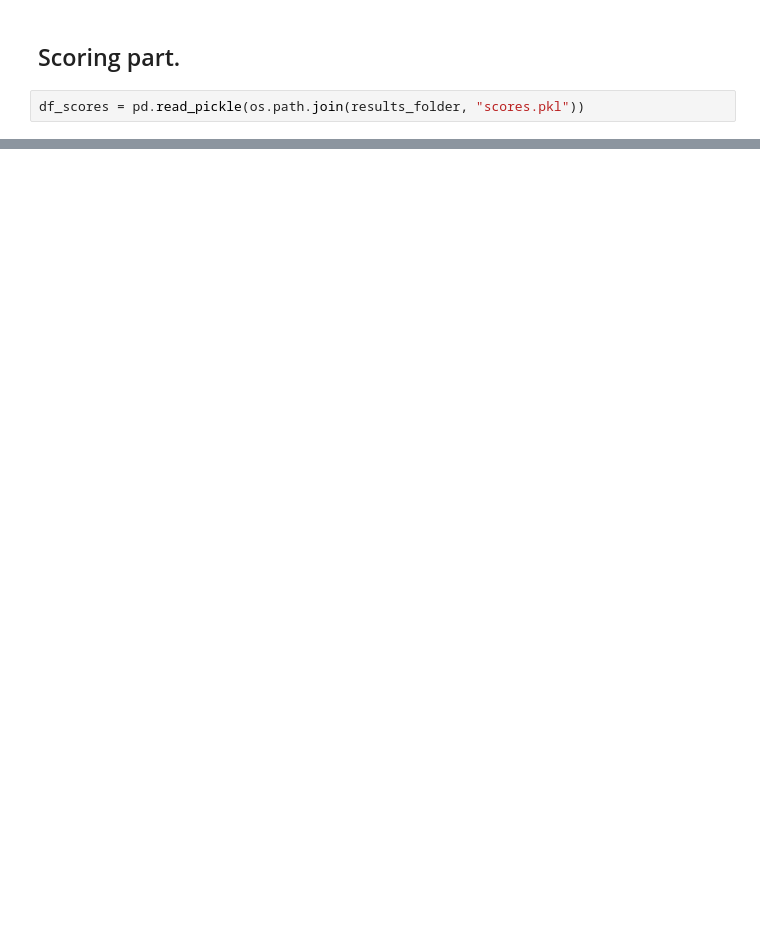
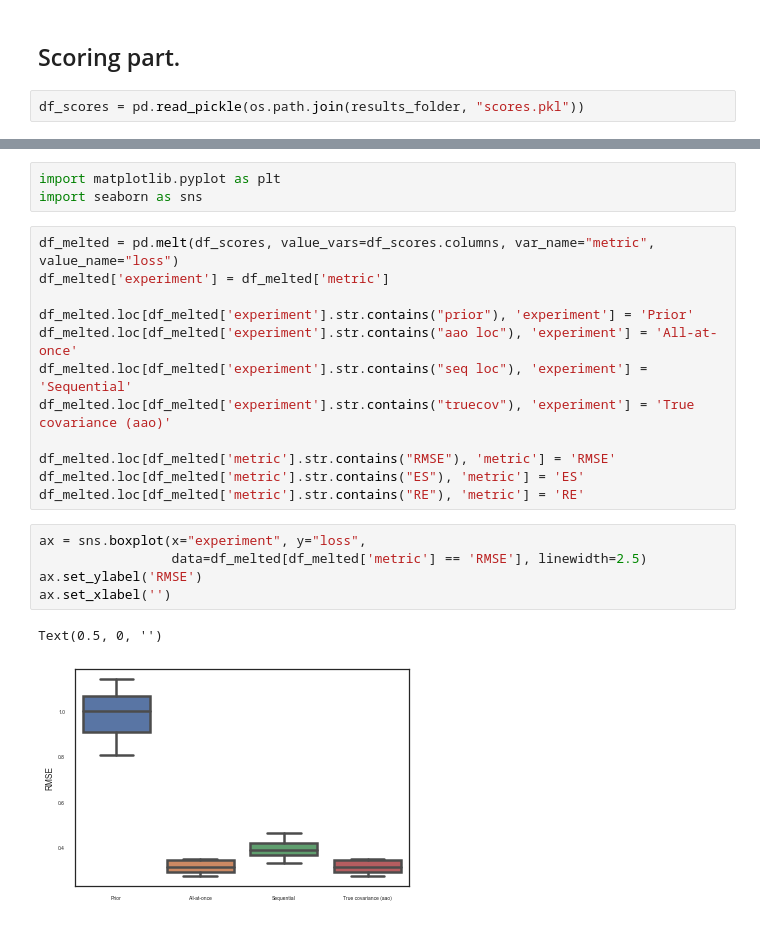
Before and after one commit to CedricTravelletti/DIESEL, a Jupyter notebook: reporting/toy_example/plot_scores_synthetic.ipynb, the cells around one changed output, grey strips where cells are left out. Drawn from its saved outputs; the diff is of its cells as text; blank space fills up the shorter version.

```diff
--- a/reporting/toy_example/plot_scores_synthetic.ipynb
+++ b/reporting/toy_example/plot_scores_synthetic.ipynb
@@ -195,0 +200,23 @@ df_scores['RE aao loc'][0].shape
+# %%
+import matplotlib.pyplot as plt
+import seaborn as sns
+# %%
+df_melted = pd.melt(df_scores, value_vars=df_scores.columns, var_name="metric", value_name="loss")
+df_melted['experiment'] = df_melted['metric']
+
+df_melted.loc[df_melted['experiment'].str.contains("prior"), 'experiment'] = 'Prior'
+df_melted.loc[df_melted['experiment'].str.contains("aao loc"), 'experiment'] = 'All-at-once'
+df_melted.loc[df_melted['experiment'].str.contains("seq loc"), 'experiment'] = 'Sequential'
+df_melted.loc[df_melted['experiment'].str.contains("truecov"), 'experiment'] = 'True covariance (aao)'
+
+df_melted.loc[df_melted['metric'].str.contains("RMSE"), 'metric'] = 'RMSE'
+df_melted.loc[df_melted['metric'].str.contains("ES"), 'metric'] = 'ES'
+df_melted.loc[df_melted['metric'].str.contains("RE"), 'metric'] = 'RE'
+# %%
+ax = sns.boxplot(x="experiment", y="loss",
+                 data=df_melted[df_melted['metric'] == 'RMSE'], linewidth=2.5)
+ax.set_ylabel('RMSE')
+ax.set_xlabel('')
+# %% [output]
+Text(0.5, 0, '')
+[figure, added]
```
Also changed, not shown: parts of 9 cells of this notebook.
